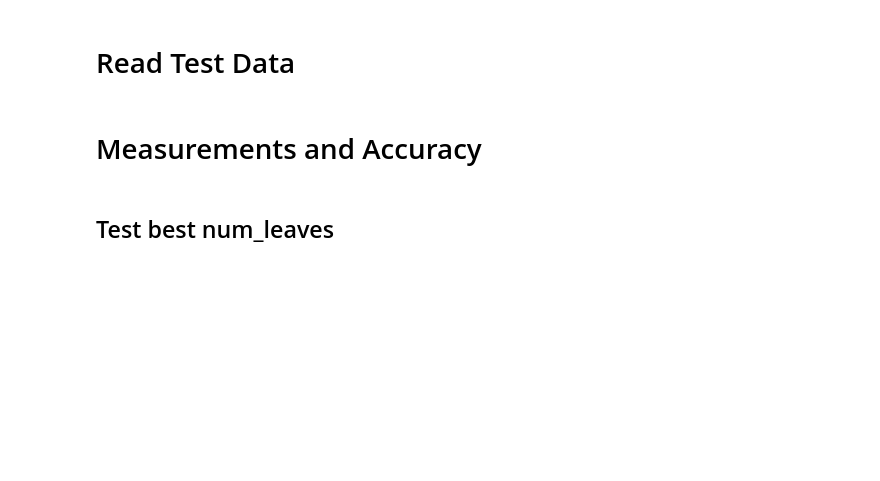
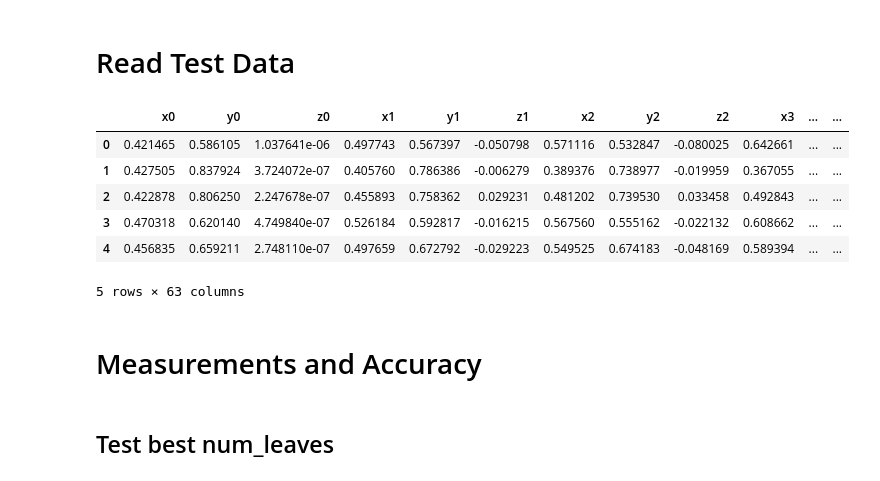
Before and after one commit to henthe/fingerCounter, a Jupyter notebook: LightGBMFingerCounter.ipynb, the cells around one changed output. Drawn from its saved outputs; the diff is of its cells as text; code cells hidden in the pictures; blank space fills up the shorter version.

```diff
--- a/LightGBMFingerCounter.ipynb
+++ b/LightGBMFingerCounter.ipynb
@@ -61,7 +87,16 @@ df = pd.read_csv(training_path)
 # %%
 X_test = df[['x0','y0','z0','x1','y1','z1','x2','y2','z2','x3','y3','z3','x4','y4','z4','x5','y5','z5','x6','y6','z6','x7','y7','z7','x8','y8','z8','x9','y9','z9','x10','y10','z10','x11','y11','z11','x12','y12','z12','x13','y13','z13','x14','y14','z14','x15','y15','z15','x16','y16','z16','x17','y17','z17','x18','y18','z18','x19','y19','z19','x20','y20','z20']]
 y_test = df['image']
 y_test = y_test.map(lambda image: image.split('_')[2])
+X_test.head()
+# %% [output]
+|  | x0 | y0 | z0 | x1 | y1 | z1 | x2 | y2 | z2 | x3 | ... | ... |
+| 0 | 0.421465 | 0.586105 | 1.037641e-06 | 0.497743 | 0.567397 | -0.050798 | 0.571116 | 0.532847 | -0.080025 | 0.642661 | ... | ... |
+| 1 | 0.427505 | 0.837924 | 3.724072e-07 | 0.405760 | 0.786386 | -0.006279 | 0.389376 | 0.738977 | -0.019959 | 0.367055 | ... | ... |
+| 2 | 0.422878 | 0.806250 | 2.247678e-07 | 0.455893 | 0.758362 | 0.029231 | 0.481202 | 0.739530 | 0.033458 | 0.492843 | ... | ... |
+| 3 | 0.470318 | 0.620140 | 4.749840e-07 | 0.526184 | 0.592817 | -0.016215 | 0.567560 | 0.555162 | -0.022132 | 0.608662 | ... | ... |
+| 4 | 0.456835 | 0.659211 | 2.748110e-07 | 0.497659 | 0.672792 | -0.029223 | 0.549525 | 0.674183 | -0.048169 | 0.589394 | ... | ... |
+5 rows × 63 columns
 # %% [markdown]
 # Measurements and Accuracy
 # %% [markdown]
```
Also changed, not shown: parts of 25 cells of this notebook, 1 other file.
